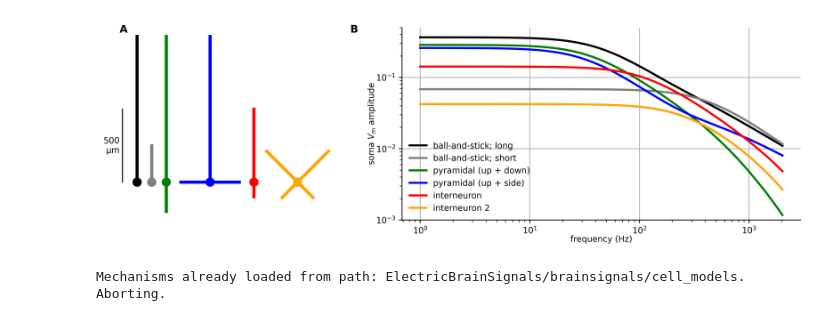
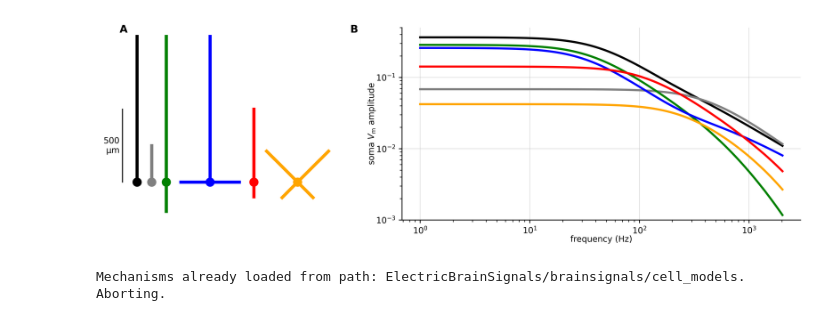
Before and after one commit to torbjone/CellTypeDependenceElStim, a Jupyter notebook: simulations/celltype_ES_scipy.ipynb, the cells around one changed output. Drawn from its saved outputs; the diff is of its cells as text; code cells hidden in the pictures.

```diff
--- a/simulations/celltype_ES_scipy.ipynb
+++ b/simulations/celltype_ES_scipy.ipynb
@@ -44,9 +44,9 @@ def Tp_general(omega, ds, Rm, taum, d, l, theta, Ri, **kwargs):
 
     return numerator / Ytot
 # %%
-cut_off = 0
+cut_off = 1000
 tstop = 2000
-dt = 2**-5
+dt = 2**-6
 
 max_freq = 2020
 
@@ -200,35 +200,35 @@ ax_morph.axis('off')
 #ax_morph.set_ylabel("z (µm)")
 #ax_morph.set_title("Morphologies")
 #ax_morph.grid(True)
 ax_morph.plot([-300, -300], [0, 500], lw=1, c='k')
 ax_morph.text(-320, 250, "500\nµm", ha="right", va='center')
 
 k_scale = 4.76 * 1000 * 0.21
 
 for name, cell in cell_models.items():
     Tp = k_scale * np.array([Tp_general(w, **cell) for w in omega ])
 
     ax_tf.loglog(
         f, np.abs(Tp),
         color=cell["color"],
         label=name,
         lw=2
     )
 
 ax_tf.set_xlabel("frequency (Hz)")
 ax_tf.set_ylabel(r"soma $V_{\rm m}$ amplitude")
 #ax_tf.set_title("Dipole transfer function")
 ax_tf.grid(True)
 ax_tf.set_ylim([1e-3, 0.5e0])
-ax_tf.legend(frameon=False)
+#ax_tf.legend(frameon=False)
 
 pc.simplify_axes(fig.axes)
 pc.mark_subplots(fig.axes[0], "A", ypos=.99, xpos=0.05)
 pc.mark_subplots(fig.axes[1], "B", ypos=.99)
 
 fig.savefig("analytic_morphs_v2.pdf")
 # %% [output]
-[figure, old version]
+[figure, new version]
 # %%
 import os
 import LFPy
```
Also changed, not shown: parts of 4 cells of this notebook, 3 other files.
